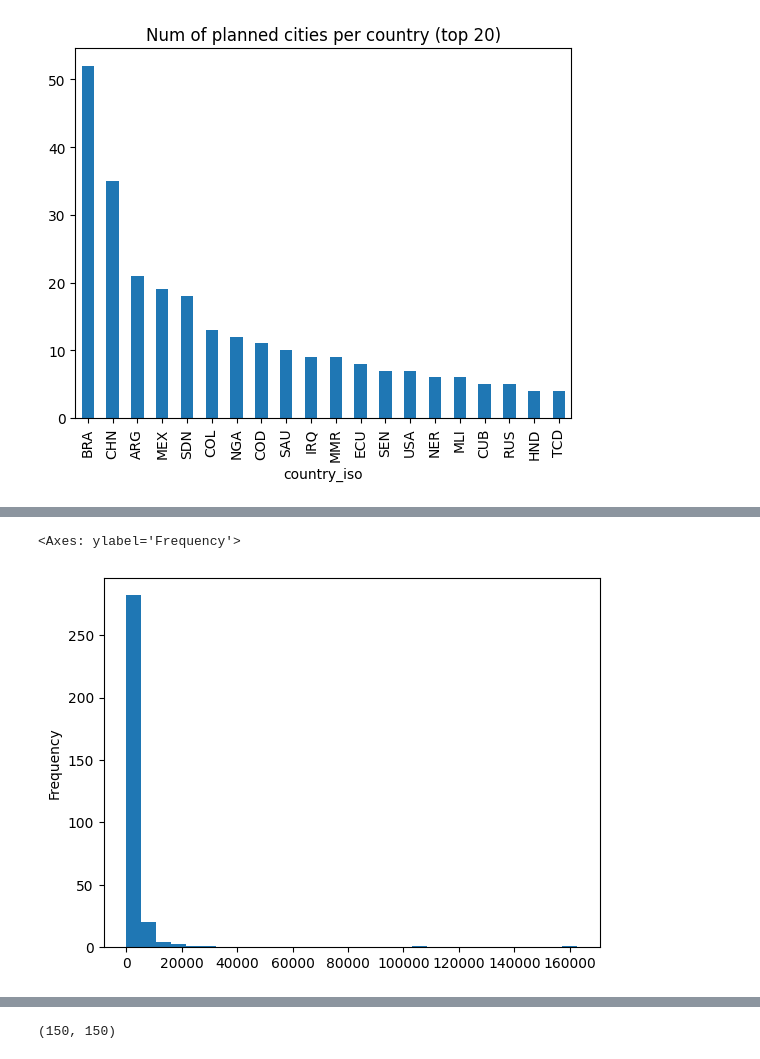
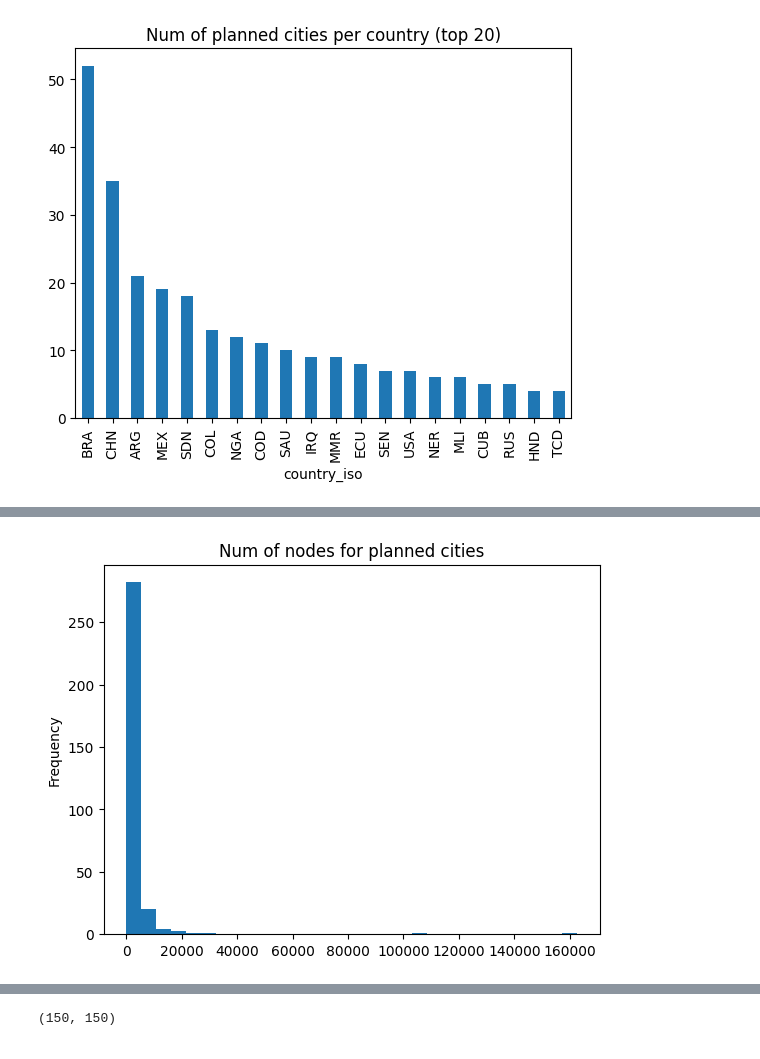
Before and after one commit to Pendulun/POC2, a Jupyter notebook: src/notebooks/1-sampling-cities.ipynb, the cells around one changed output, grey strips where cells are left out. Cells and saved outputs as stored; diff of their text form; code cells hidden in the pictures.

Commit message:
New cities sample

```diff
--- a/src/notebooks/1-sampling-cities.ipynb
+++ b/src/notebooks/1-sampling-cities.ipynb
@@ -60,8 +60,9 @@ planned_df[['node_count', 'k_avg']].describe().T
 | node_count | 313.0 | 3290.869010 | 11335.079102 | 9.000000 | 545.000000 | 1509.000000 | 2866.000000 | 162623.000000 |
 | k_avg | 313.0 | 3.223357 | 0.163385 | 2.222222 | 3.137931 | 3.241865 | 3.330544 | 3.646295 |
 # %%
-planned_df['node_count'].plot.hist(bins=30)
+ax = planned_df['node_count'].plot.hist(bins=30)
+ax.set_title("Num of nodes for planned cities")
+plt.show()
 # %% [output]
-<Axes: ylabel='Frequency'>
-[figure, old version]
+[figure, new version]
 # %%
```
Also changed, not shown: parts of 12 cells of this notebook, 2 other files.
